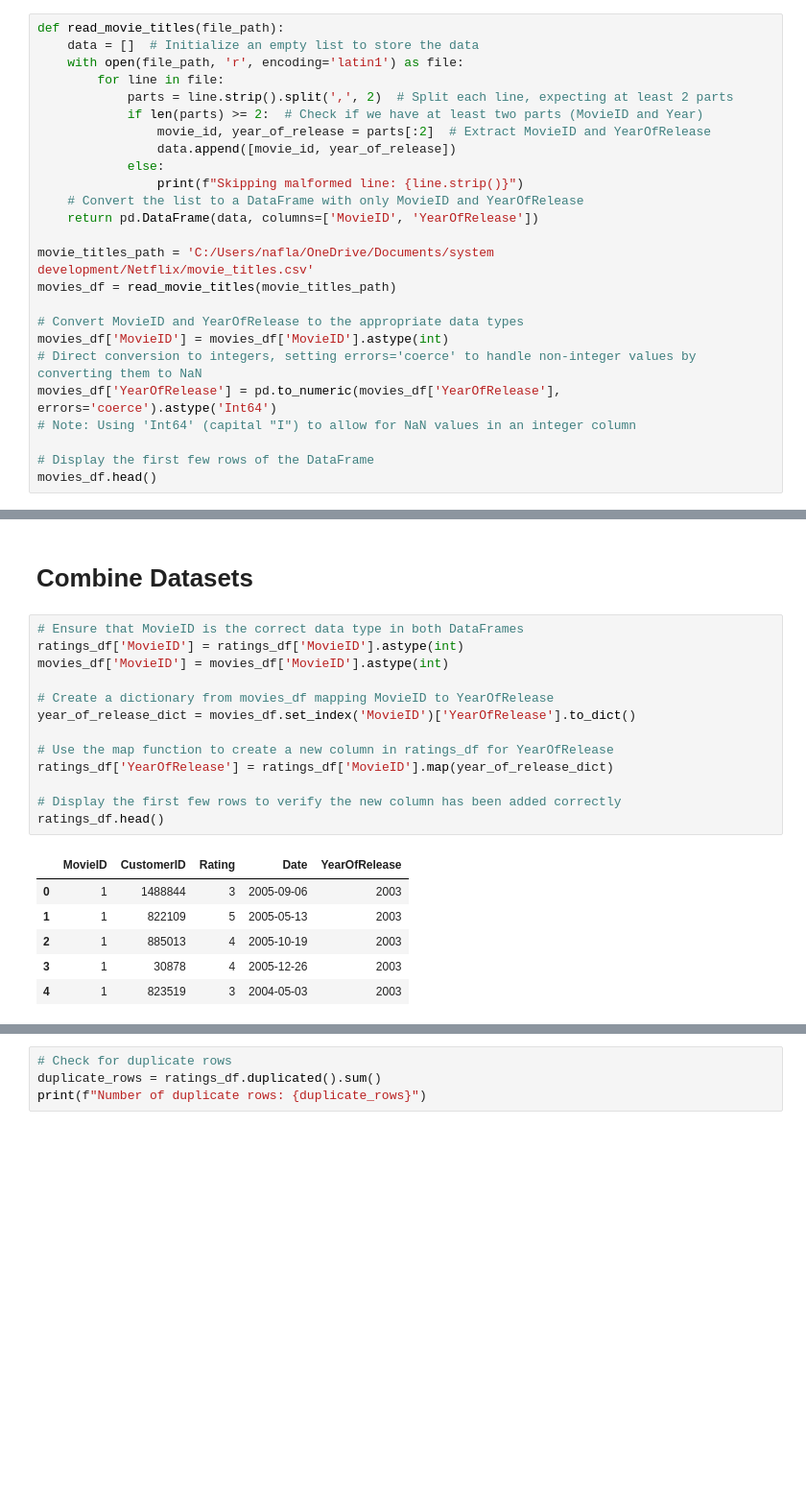
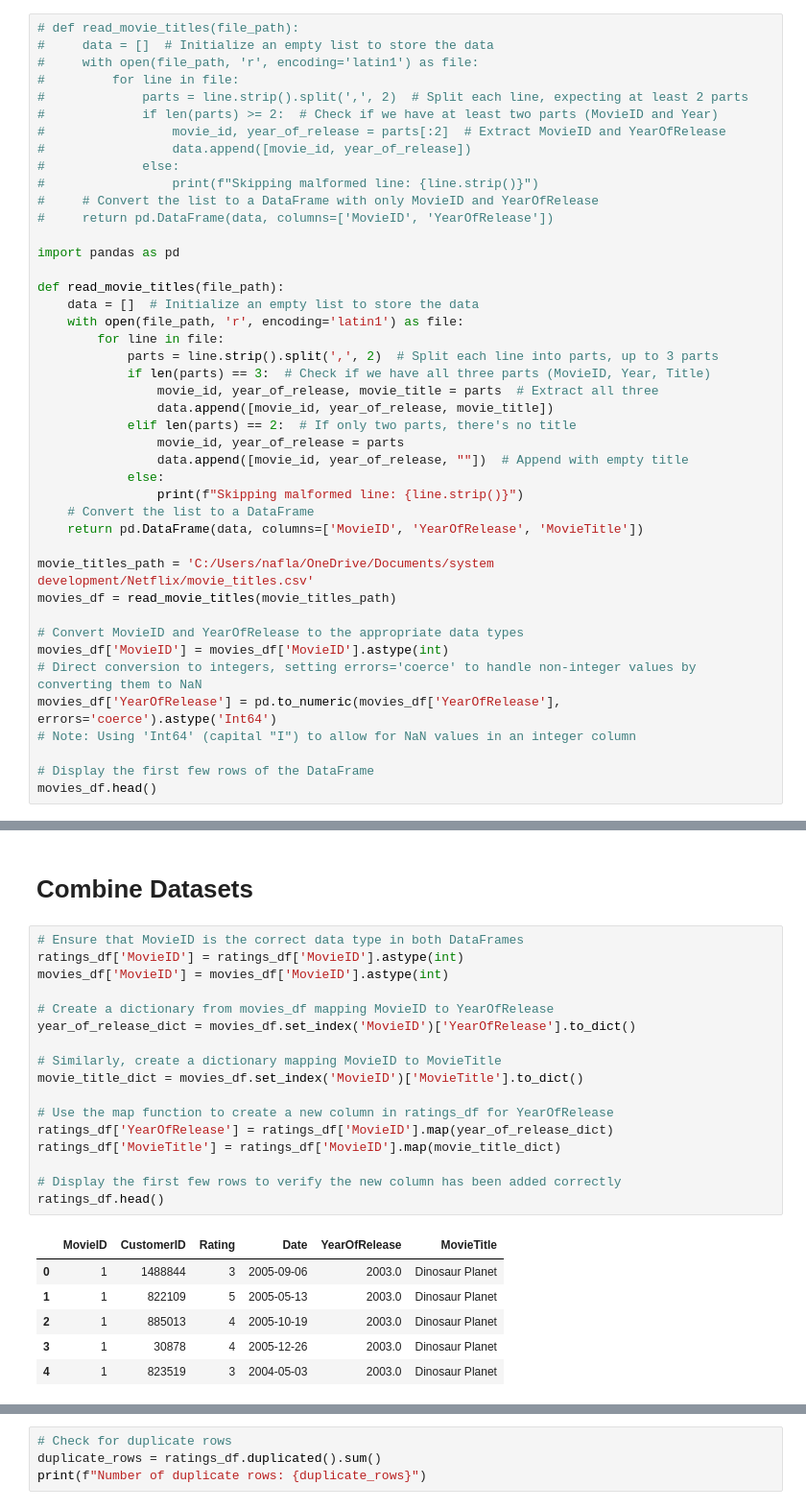
Before and after one commit to nadiaaflatounian/Recommender-systems-for-Movielens-and-Netflix, a Jupyter notebook: Netflix cleaning.ipynb, the cells around one changed output, grey strips where cells are left out. Shown at 96% size. Cells and saved outputs as stored; diff of their text form; blank space fills up the shorter version.

```diff
--- a/Netflix cleaning.ipynb
+++ b/Netflix cleaning.ipynb
@@ -39,18 +39,36 @@ ratings_df.head()
 This Python script processes the movie_titles.csv file from the Netflix prize dataset, creating a structured pandas DataFrame that includes movie IDs and their respective years of release. The dataset is assumed to have lines formatted with at least two pieces of information per movie: the movie ID and the year of release, possibly followed by the movie title, which this script ignores for simplicity.
 As it iterates over each line, the function splits the line into components based on commas, specifically designed to split into at most three parts to ensure the title, which may contain commas, is not split.
 # %%
+# def read_movie_titles(file_path):
+#     data = []  # Initialize an empty list to store the data
+#     with open(file_path, 'r', encoding='latin1') as file:
+#         for line in file:
+#             parts = line.strip().split(',', 2)  # Split each line, expecting at least 2 parts
+#             if len(parts) >= 2:  # Check if we have at least two parts (MovieID and Year)
+#                 movie_id, year_of_release = parts[:2]  # Extract MovieID and YearOfRelease
+#                 data.append([movie_id, year_of_release])
+#             else:
+#                 print(f"Skipping malformed line: {line.strip()}")
+#     # Convert the list to a DataFrame with only MovieID and YearOfRelease
+#     return pd.DataFrame(data, columns=['MovieID', 'YearOfRelease'])
+
+import pandas as pd
+
 def read_movie_titles(file_path):
     data = []  # Initialize an empty list to store the data
     with open(file_path, 'r', encoding='latin1') as file:
         for line in file:
-            parts = line.strip().split(',', 2)  # Split each line, expecting at least 2 parts
-            if len(parts) >= 2:  # Check if we have at least two parts (MovieID and Year)
-                movie_id, year_of_release = parts[:2]  # Extract MovieID and YearOfRelease
-                data.append([movie_id, year_of_release])
+            parts = line.strip().split(',', 2)  # Split each line into parts, up to 3 parts
+            if len(parts) == 3:  # Check if we have all three parts (MovieID, Year, Title)
+                movie_id, year_of_release, movie_title = parts  # Extract all three
+                data.append([movie_id, year_of_release, movie_title])
+            elif len(parts) == 2:  # If only two parts, there's no title
+                movie_id, year_of_release = parts
+                data.append([movie_id, year_of_release, ""])  # Append with empty title
             else:
                 print(f"Skipping malformed line: {line.strip()}")
-    # Convert the list to a DataFrame with only MovieID and YearOfRelease
-    return pd.DataFrame(data, columns=['MovieID', 'YearOfRelease'])
+    # Convert the list to a DataFrame
+    return pd.DataFrame(data, columns=['MovieID', 'YearOfRelease', 'MovieTitle'])
 
 movie_titles_path = 'C:/Users/nafla/OneDrive/Documents/system development/Netflix/movie_titles.csv'
 movies_df = read_movie_titles(movie_titles_path)
@@ -75,23 +93,27 @@ movies_df.head()
 # %%
 # Ensure that MovieID is the correct data type in both DataFrames
 ratings_df['MovieID'] = ratings_df['MovieID'].astype(int)
 movies_df['MovieID'] = movies_df['MovieID'].astype(int)
 
 # Create a dictionary from movies_df mapping MovieID to YearOfRelease
 year_of_release_dict = movies_df.set_index('MovieID')['YearOfRelease'].to_dict()
 
+# Similarly, create a dictionary mapping MovieID to MovieTitle
+movie_title_dict = movies_df.set_index('MovieID')['MovieTitle'].to_dict()
+
 # Use the map function to create a new column in ratings_df for YearOfRelease
 ratings_df['YearOfRelease'] = ratings_df['MovieID'].map(year_of_release_dict)
+ratings_df['MovieTitle'] = ratings_df['MovieID'].map(movie_title_dict)
 
 # Display the first few rows to verify the new column has been added correctly
 ratings_df.head()
 # %% [output]
-|  | MovieID | CustomerID | Rating | Date | YearOfRelease |
-| 0 | 1 | 1488844 | 3 | 2005-09-06 | 2003 |
-| 1 | 1 | 822109 | 5 | 2005-05-13 | 2003 |
-| 2 | 1 | 885013 | 4 | 2005-10-19 | 2003 |
-| 3 | 1 | 30878 | 4 | 2005-12-26 | 2003 |
-| 4 | 1 | 823519 | 3 | 2004-05-03 | 2003 |
+|  | MovieID | CustomerID | Rating | Date | YearOfRelease | MovieTitle |
+| 0 | 1 | 1488844 | 3 | 2005-09-06 | 2003.0 | Dinosaur Planet |
+| 1 | 1 | 822109 | 5 | 2005-05-13 | 2003.0 | Dinosaur Planet |
+| 2 | 1 | 885013 | 4 | 2005-10-19 | 2003.0 | Dinosaur Planet |
+| 3 | 1 | 30878 | 4 | 2005-12-26 | 2003.0 | Dinosaur Planet |
+| 4 | 1 | 823519 | 3 | 2004-05-03 | 2003.0 | Dinosaur Planet |
 # %%
 # Print out the data types and counts
 ratings_df.info()
```
Also changed, not shown: parts of 6 cells of this notebook, 1 other file.
